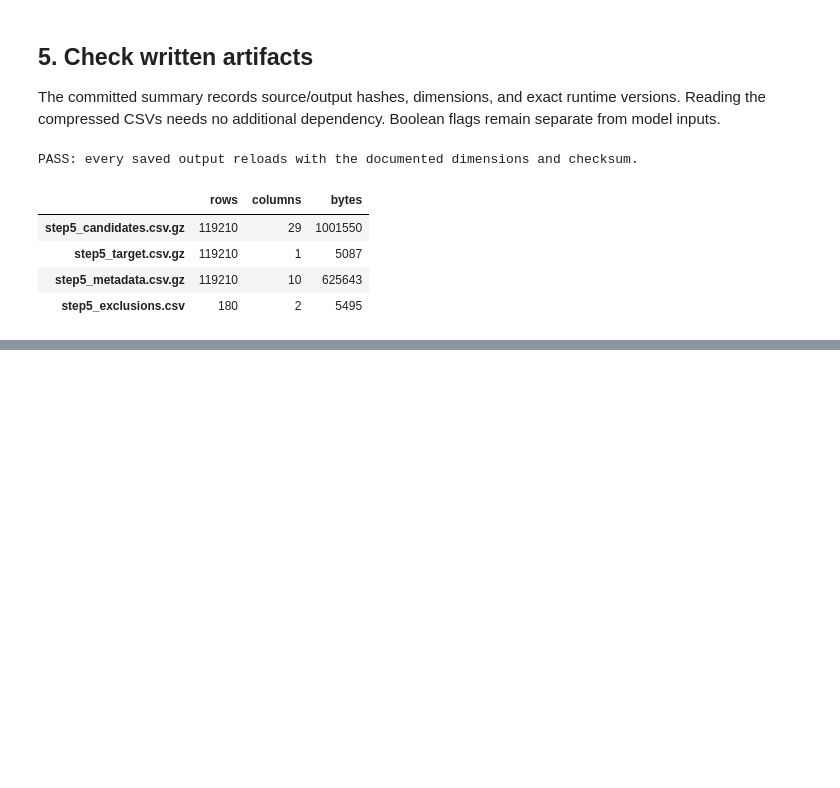
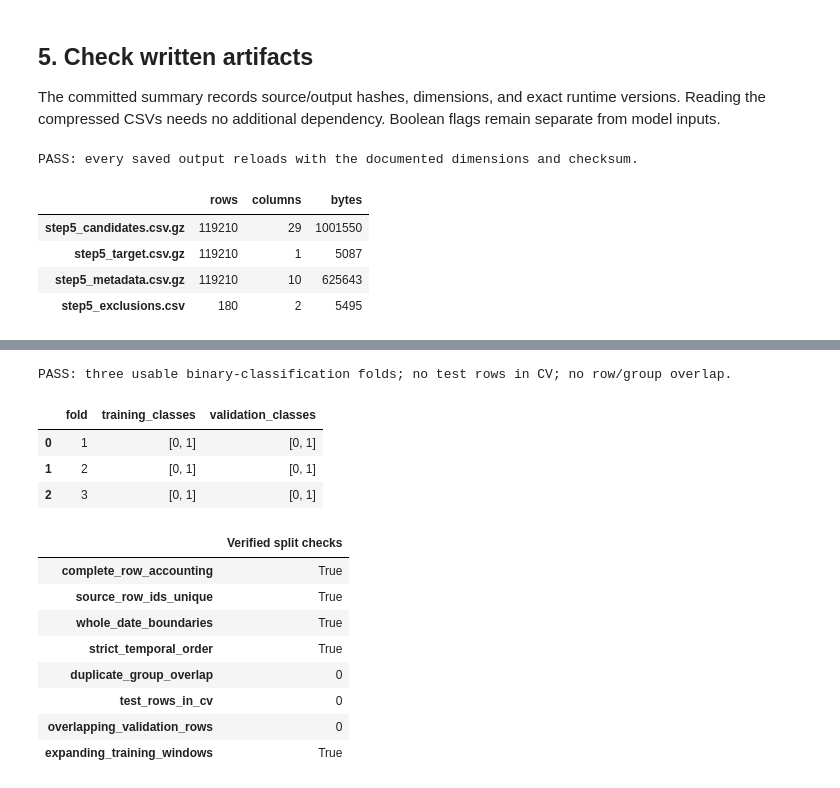
Before and after one commit to faraaz1027-cloud/cse437-hotel-cancellation-15, a Jupyter notebook: notebooks/02_preprocessing.ipynb, the cells around one changed output, grey strips where cells are left out. Drawn from its saved outputs; the diff is of its cells as text; code cells hidden in the pictures; blank space fills up the shorter version.

```diff
--- a/notebooks/02_preprocessing.ipynb
+++ b/notebooks/02_preprocessing.ipynb
@@ -159,0 +199,34 @@ OpenAI ChatGPT/Codex assisted with policy documentation, code, execution, and ve
+# %%
+dev_rows = np.flatnonzero(assignments['partition'].eq('development'))
+test_rows = np.flatnonzero(assignments['partition'].eq('test'))
+X_dev = X.iloc[dev_rows].reset_index(drop=True)
+y_dev = y['is_canceled'].iloc[dev_rows].reset_index(drop=True)
+dev_meta = assignments.iloc[dev_rows].reset_index(drop=True)
+cv_splits = development_cv(assignments)
+assert len(dev_rows) == 95415 and len(test_rows) == 23795
+support = []
+for fold, (train_idx, val_idx) in enumerate(cv_splits, start=1):
+    train_labels = sorted(y_dev.iloc[train_idx].unique().tolist())
+    val_labels = sorted(y_dev.iloc[val_idx].unique().tolist())
+    assert train_labels == val_labels == [0, 1]
+    assert not set(train_idx).intersection(val_idx)
+    assert dev_meta.iloc[train_idx]['arrival_date'].max() < dev_meta.iloc[val_idx]['arrival_date'].min()
+    support.append({'fold': fold, 'training_classes': str(train_labels), 'validation_classes': str(val_labels)})
+display(pd.DataFrame(support))
+display(pd.Series(check_assignments(assignments), name='Verified split checks').to_frame())
+print('PASS: three usable binary-classification folds; no test rows in CV; no row/group overlap.')
+# %% [output]
+PASS: three usable binary-classification folds; no test rows in CV; no row/group overlap.
+|  | fold | training_classes | validation_classes |
+| 0 | 1 | [0, 1] | [0, 1] |
+| 1 | 2 | [0, 1] | [0, 1] |
+| 2 | 3 | [0, 1] | [0, 1] |
+|  | Verified split checks |
+| complete_row_accounting | True |
+| source_row_ids_unique | True |
+| whole_date_boundaries | True |
+| strict_temporal_order | True |
+| duplicate_group_overlap | 0 |
+| test_rows_in_cv | 0 |
+| overlapping_validation_rows | 0 |
+| expanding_training_windows | True |
```
Also changed, not shown: parts of 9 cells of this notebook, 8 other files.
